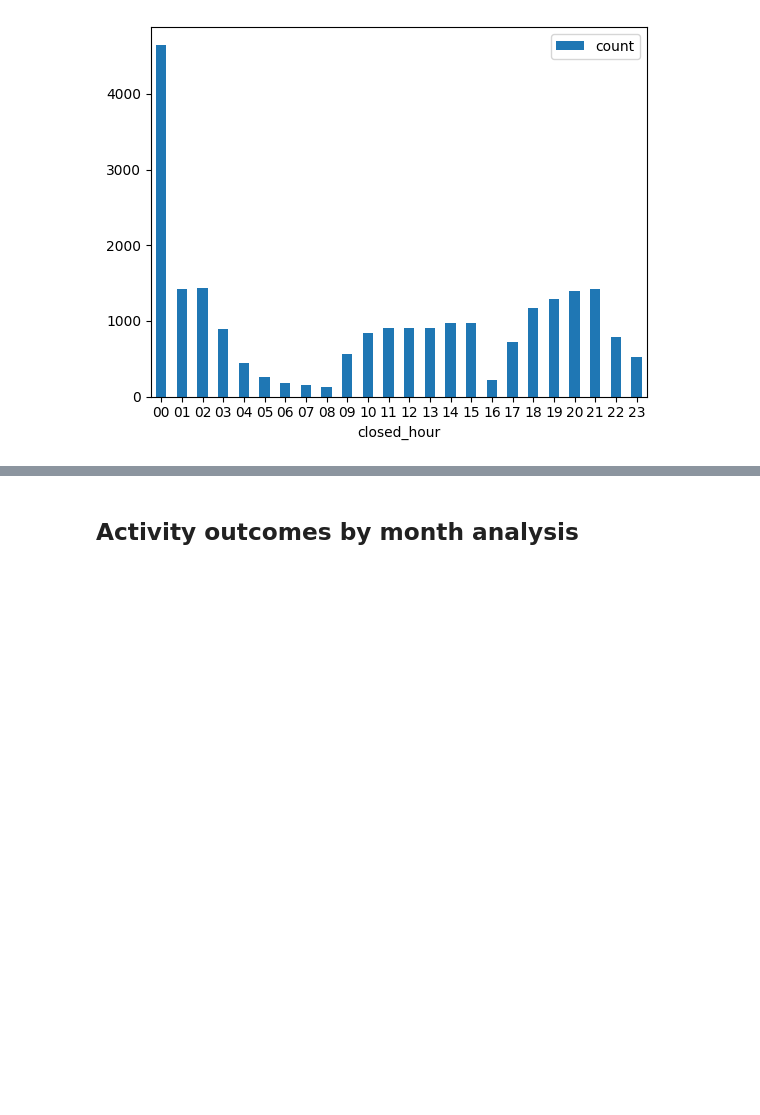
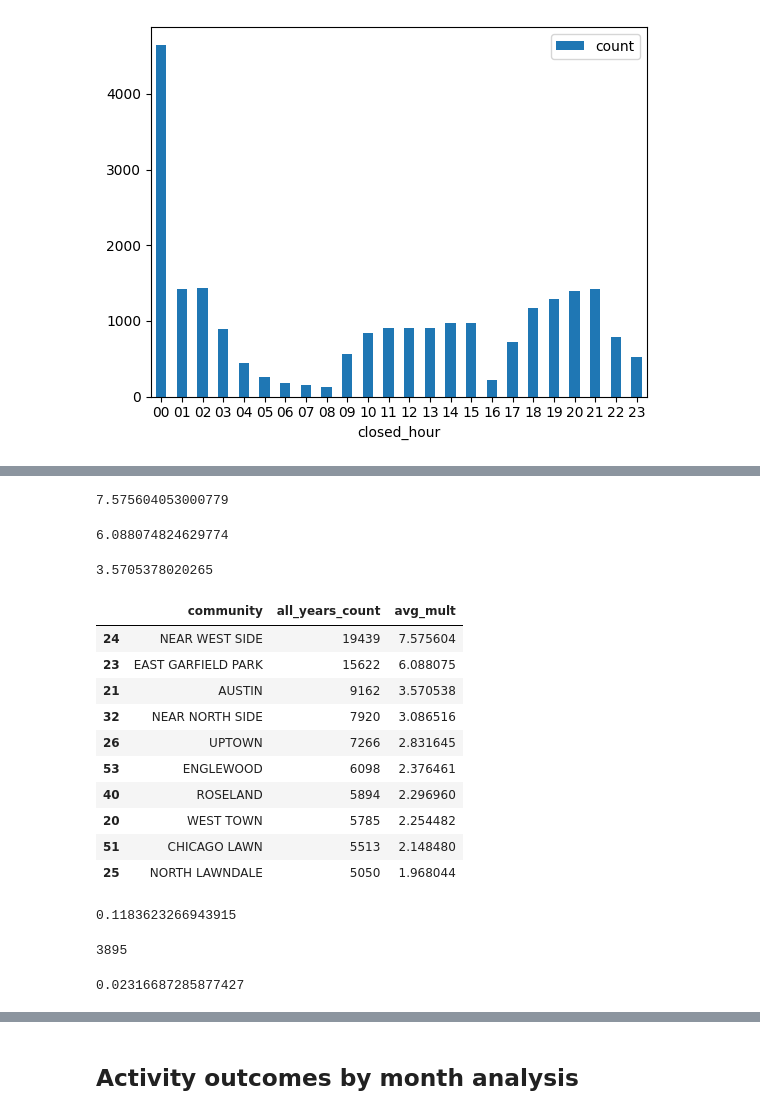
Before and after one commit to amyq96/stories, a Jupyter notebook: homelessness/shelter-requests.ipynb, the cells around one changed output, grey strips where cells are left out. Saved outputs shown, nothing was run; the diff lists cells and outputs as text; code cells hidden in the pictures; blank space fills up the shorter version.

```diff
--- a/homelessness/shelter-requests.ipynb
+++ b/homelessness/shelter-requests.ipynb
@@ -1585,0 +1719,43 @@ g.plot.bar(x='closed_hour', y='count', rot=0)
+# %%
+# the near west side is nearly 8x the average
+19439/2566
+# %% [output]
+7.575604053000779
+# %%
+# east garfield park is 6x the average
+15622/2566
+# %% [output]
+6.088074824629774
+# %%
+# austin is just 3.5x the average
+9162/2566
+# %% [output]
+3.5705378020265
+# %%
+area_all_years_gdf['avg_mult'] = area_all_years_gdf['all_years_count']/2566
+area_all_years_gdf[['community', 'all_years_count', 'avg_mult']].sort_values('avg_mult', ascending=False).head(10)
+# %% [output]
+|  | community | all_years_count | avg_mult |
+| 24 | NEAR WEST SIDE | 19439 | 7.575604 |
+| 23 | EAST GARFIELD PARK | 15622 | 6.088075 |
+| 21 | AUSTIN | 9162 | 3.570538 |
+| 32 | NEAR NORTH SIDE | 7920 | 3.086516 |
+| 26 | UPTOWN | 7266 | 2.831645 |
+| 53 | ENGLEWOOD | 6098 | 2.376461 |
+| 40 | ROSELAND | 5894 | 2.296960 |
+| 20 | WEST TOWN | 5785 | 2.254482 |
+| 51 | CHICAGO LAWN | 5513 | 2.148480 |
+| 25 | NORTH LAWNDALE | 5050 | 1.968044 |
+# %%
+19439/area_all_years_gdf['all_years_count'].sum()
+# %% [output]
+0.1183623266943915
+# %%
+168128 - area_all_years_gdf['all_years_count'].sum()
+# %% [output]
+3895
+# %%
+# 2.3% are missing
+3895/168128
+# %% [output]
+0.02316687285877427
```
Also changed, not shown: parts of 47 cells of this notebook.
